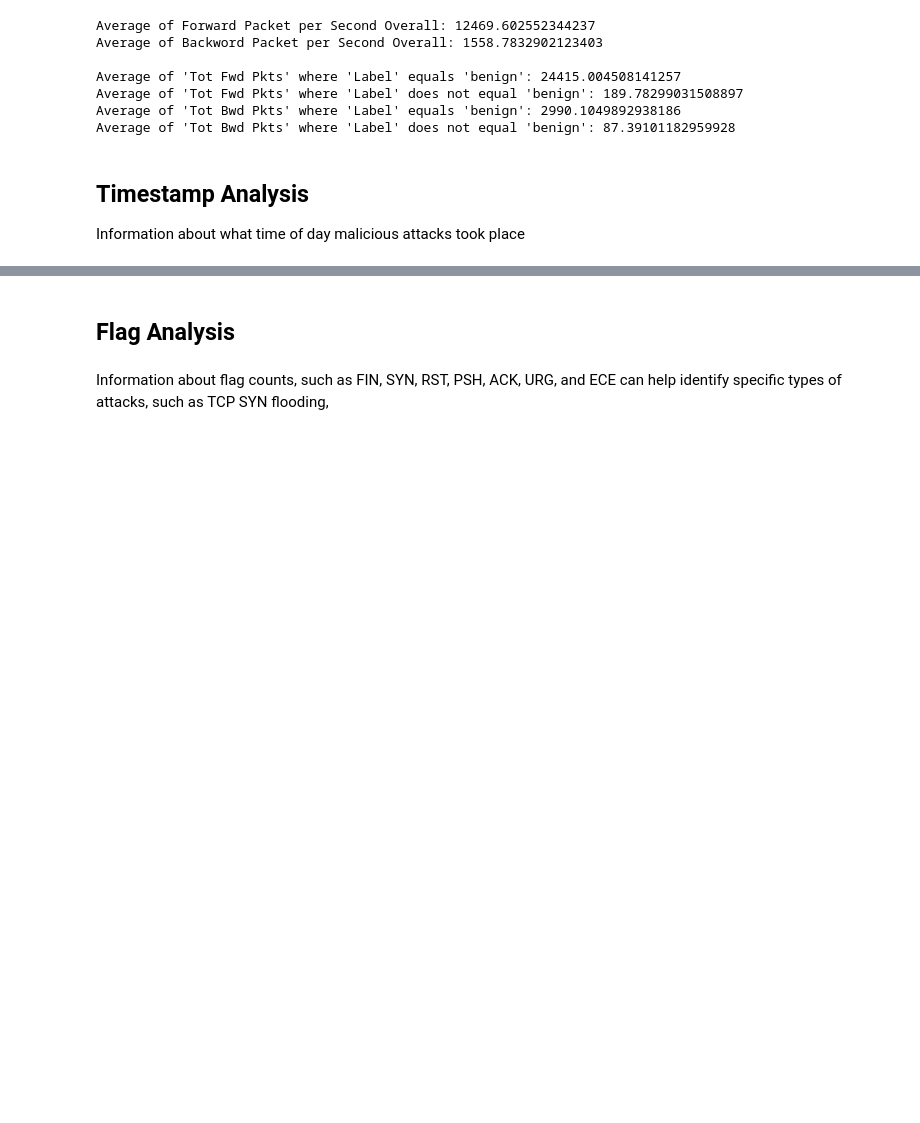
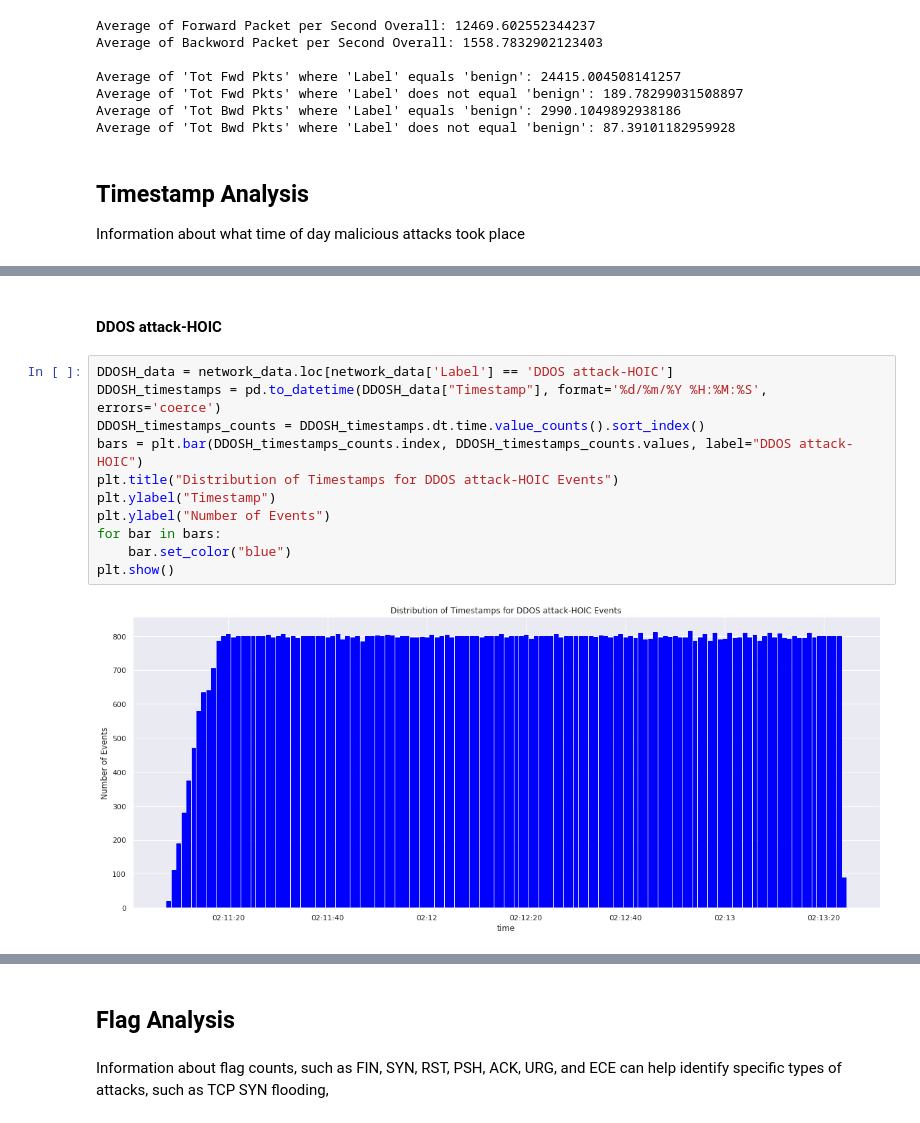
Before and after one commit to katielrink/IDS_Analysis, a Jupyter notebook: Homework_2.ipynb, the cells around one changed output, grey strips where cells are left out. Saved outputs shown, nothing was run; the diff lists cells and outputs as text; blank space fills up the shorter version.

```diff
--- a/Homework_2.ipynb
+++ b/Homework_2.ipynb
@@ -355,0 +464,15 @@ plt.show()
+# %% [markdown]
+#### DDOS attack-HOIC ####
+# %%
+DDOSH_data = network_data.loc[network_data['Label'] == 'DDOS attack-HOIC']
+DDOSH_timestamps = pd.to_datetime(DDOSH_data["Timestamp"], format='%d/%m/%Y %H:%M:%S', errors='coerce')
+DDOSH_timestamps_counts = DDOSH_timestamps.dt.time.value_counts().sort_index()
+bars = plt.bar(DDOSH_timestamps_counts.index, DDOSH_timestamps_counts.values, label="DDOS attack-HOIC")
+plt.title("Distribution of Timestamps for DDOS attack-HOIC Events")
+plt.ylabel("Timestamp")
+plt.ylabel("Number of Events")
+for bar in bars:
+    bar.set_color("blue")
+plt.show()
+# %% [output]
+[figure, added]
```
Also changed, not shown: parts of 37 cells of this notebook.
